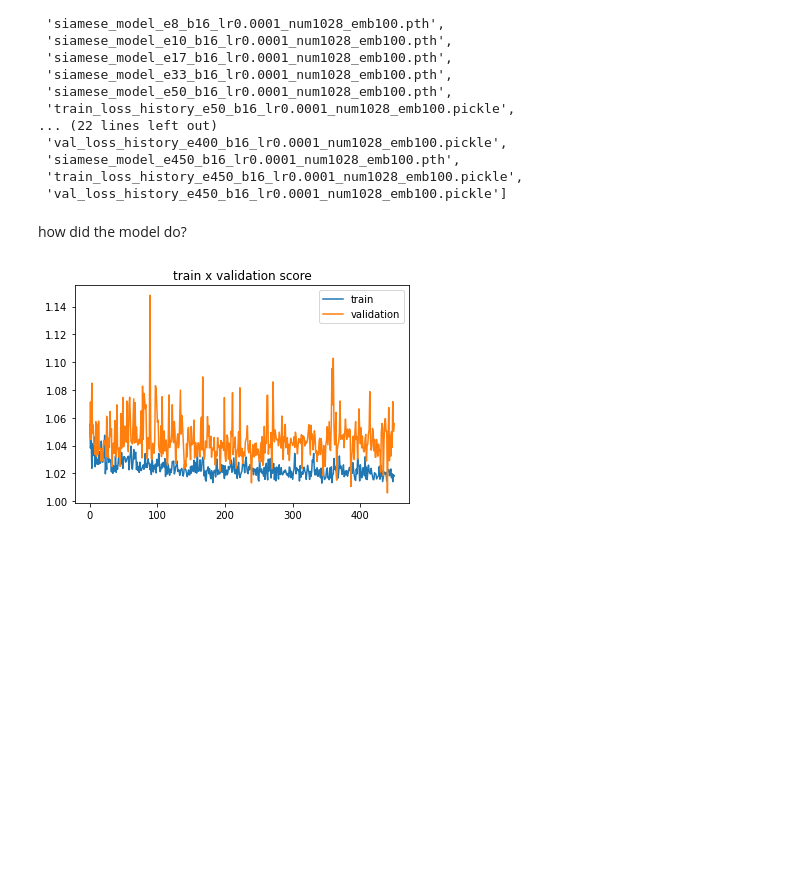
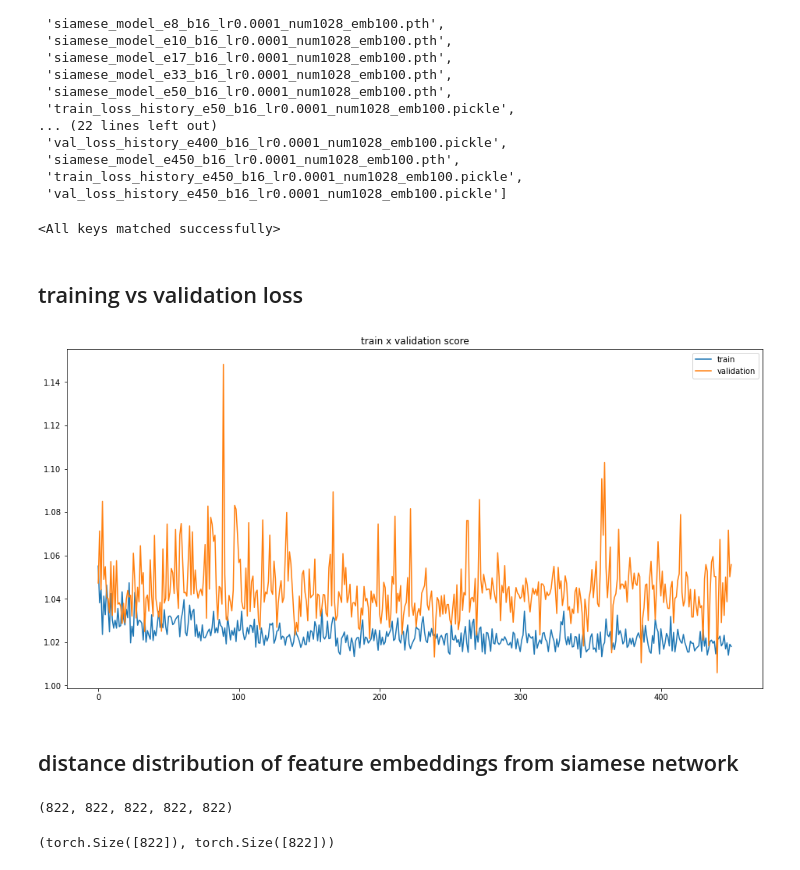
Before and after one commit to rchllllll/cp5105-capstone-proj, a Jupyter notebook: visualisation.ipynb, the cells around one changed output. Saved outputs shown, nothing was run; the diff lists cells and outputs as text; code cells hidden in the pictures; blank space fills up the shorter version.

Commit message:
visualise results on train, val and test data

```diff
--- a/visualisation.ipynb
+++ b/visualisation.ipynb
@@ -70,14 +71,29 @@ val_dataset = pickle.load(open(f'/content/drive/MyDrive/capstone/data/val_datase
 train_loss_history = pickle.load(open(f'/content/drive/MyDrive/capstone/model/train_loss_history_e{e}_b{b}_lr{l}_num{n}_emb{eb}.pickle', 'rb'))
 val_loss_history = pickle.load(open(f'/content/drive/MyDrive/capstone/model/val_loss_history_e{e}_b{b}_lr{l}_num{n}_emb{eb}.pickle', 'rb'))
 
-model = torch.load(f'/content/drive/MyDrive/capstone/model/siamese_model_e{e}_b{b}_lr{l}_num{n}_emb{eb}.pth')
+model = SiameseModel()
+model.load_state_dict(torch.load(f'/content/drive/MyDrive/capstone/model/siamese_model_e{e}_b{b}_lr{l}_num{n}_emb{eb}.pth'))
+
+baseline_model = SiameseModel()
+baseline_model.to(DEVICE)
+
+model.to(DEVICE)
+# %% [output]
+<All keys matched successfully>
-# %% [markdown]
-how did the model do?
+# %% [markdown]
+## training vs validation loss
 # %%
+# how did the model do?
+fig, ax = plt.subplots()
+fig.set_figheight(8)
+fig.set_figwidth(16)
+
 plt.plot(range(len(train_loss_history)), [np.mean(x) for x in train_loss_history], label="train")
 plt.plot(range(len(val_loss_history)), [np.mean([i for i in x if i < 1.2]) for x in val_loss_history], label="validation")
 plt.title('train x validation score')
 plt.legend()
 plt.show()
 # %% [output]
-[figure, old version]
+[figure, new version]
+# %% [markdown]
+## distance distribution of feature embeddings from siamese network
@@ -83,0 +124,11 @@ plt.show()
+# %%
+len(img0_l), len(img1_l), len(b_img0_l), len(b_img1_l), len(label_l)
+# %% [output]
+(822, 822, 822, 822, 822)
+# %%
+euclidean_distance = F.pairwise_distance(torch.from_numpy(np.array(img0_l)), torch.from_numpy(np.array(img1_l)))
+b_euclidean_distance = F.pairwise_distance(torch.from_numpy(np.array(b_img0_l)), torch.from_numpy(np.array(b_img1_l)))
+
+euclidean_distance.shape, b_euclidean_distance.shape
+# %% [output]
+(torch.Size([822]), torch.Size([822]))
```
Also changed, not shown: parts of 14 cells of this notebook.
